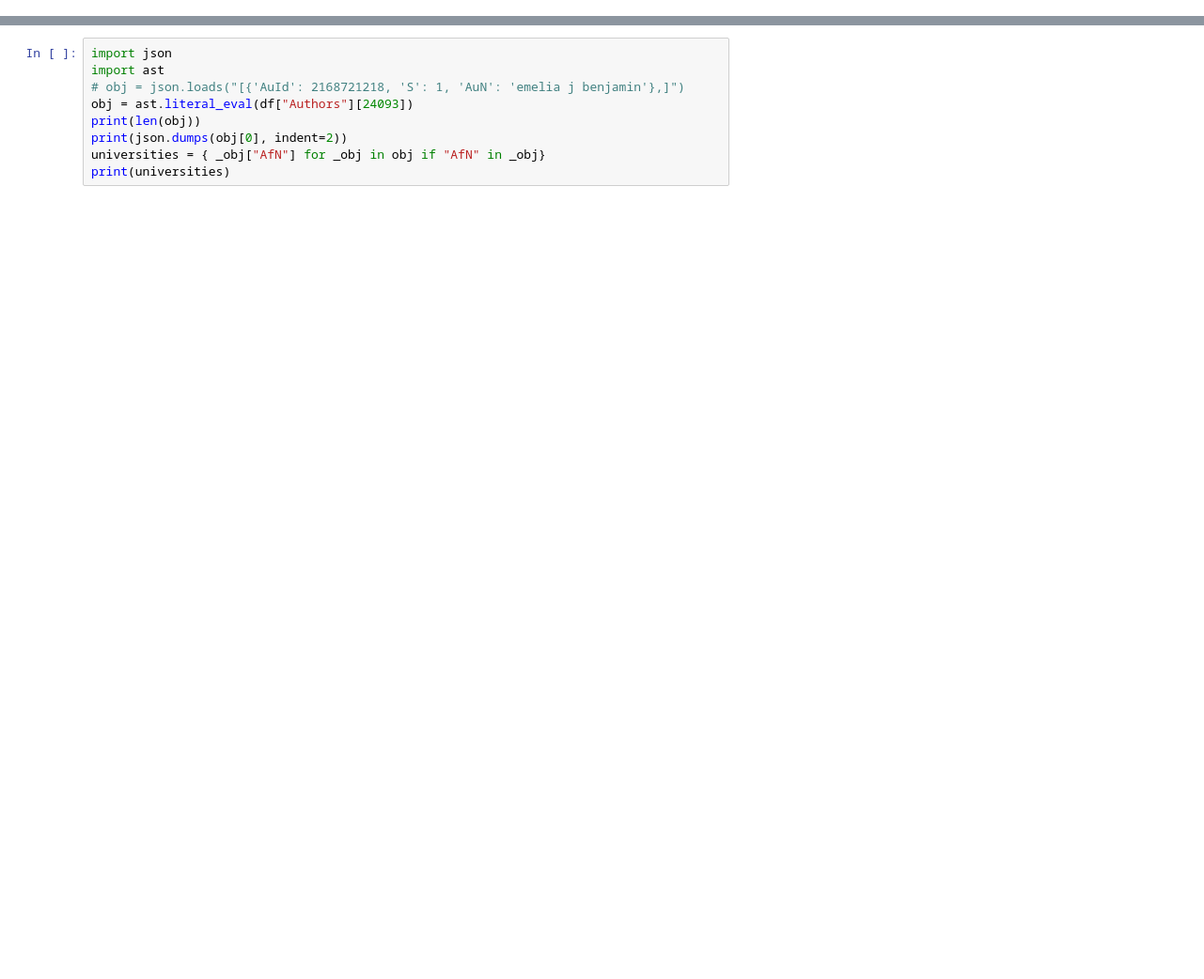
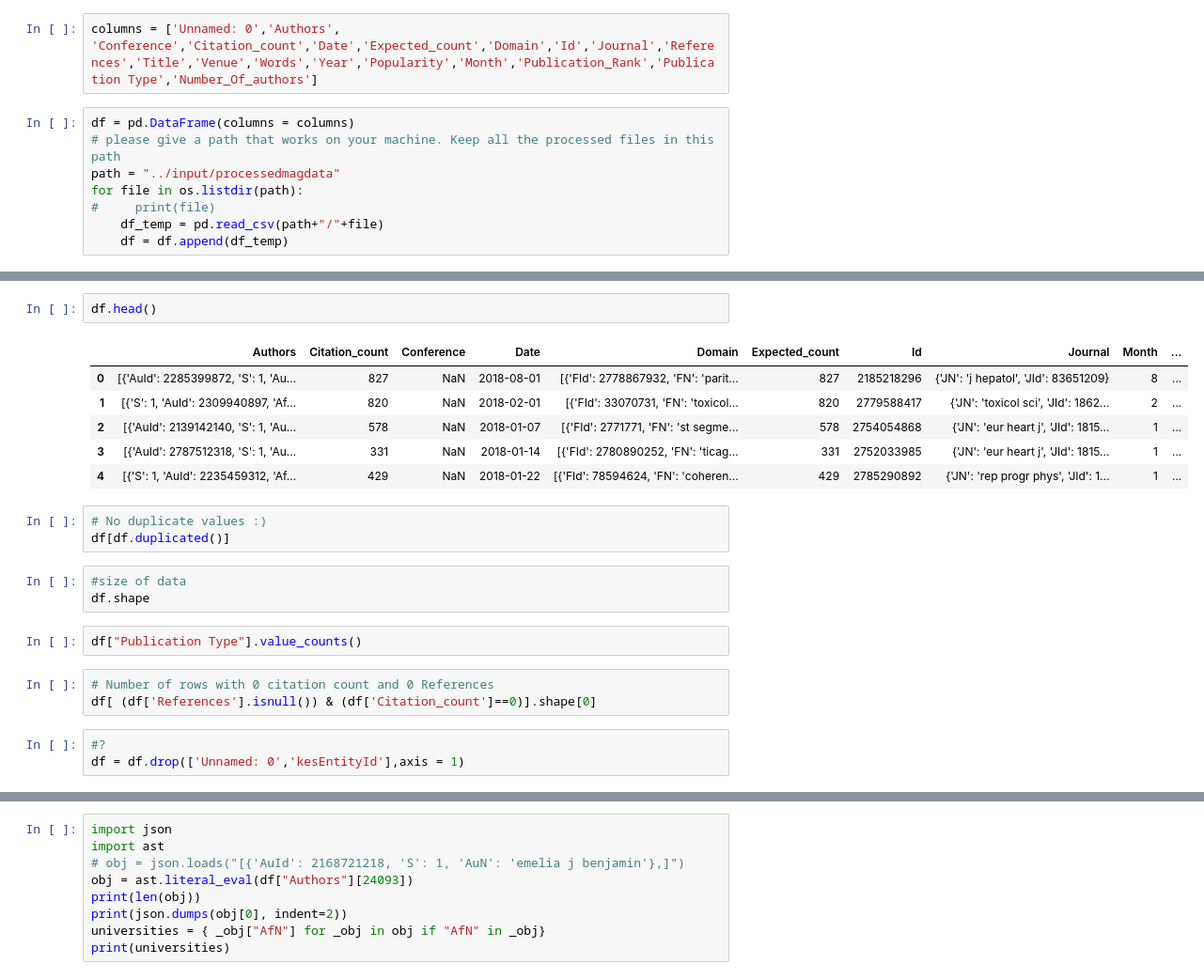
Before and after one commit to divvyam/APR, a Jupyter notebook: mag.ipynb, the cells around one changed output, grey strips where cells are left out. Shown at 94% size. Saved outputs shown, nothing was run; the diff lists cells and outputs as text; blank space fills up the shorter version.

```diff
--- a/mag.ipynb
+++ b/mag.ipynb
@@ -0,0 +176,10 @@
+# %%
+columns = ['Unnamed: 0','Authors', 'Conference','Citation_count','Date','Expected_count','Domain','Id','Journal','References','Title','Venue','Words','Year','Popularity','Month','Publication_Rank','Publication Type','Number_Of_authors']
+# %%
+df = pd.DataFrame(columns = columns)
+# please give a path that works on your machine. Keep all the processed files in this path
+path = "../input/processedmagdata"
+for file in os.listdir(path):
+#     print(file)
+    df_temp = pd.read_csv(path+"/"+file)
+    df = df.append(df_temp)
@@ -0,0 +220,23 @@
+# %%
+df.head()
+# %% [output]
+|  | Authors | Citation_count | Conference | Date | Domain | Expected_count | Id | Journal | Month | ... |
+| 0 | [{'AuId': 2285399872, 'S': 1, 'Au... | 827 | NaN | 2018-08-01 | [{'FId': 2778867932, 'FN': 'parit... | 827 | 2185218296 | {'JN': 'j hepatol', 'JId': 83651209} | 8 | ... |
+| 1 | [{'S': 1, 'AuId': 2309940897, 'Af... | 820 | NaN | 2018-02-01 | [{'FId': 33070731, 'FN': 'toxicol... | 820 | 2779588417 | {'JN': 'toxicol sci', 'JId': 1862... | 2 | ... |
+| 2 | [{'AuId': 2139142140, 'S': 1, 'Au... | 578 | NaN | 2018-01-07 | [{'FId': 2771771, 'FN': 'st segme... | 578 | 2754054868 | {'JN': 'eur heart j', 'JId': 1815... | 1 | ... |
+| 3 | [{'AuId': 2787512318, 'S': 1, 'Au... | 331 | NaN | 2018-01-14 | [{'FId': 2780890252, 'FN': 'ticag... | 331 | 2752033985 | {'JN': 'eur heart j', 'JId': 1815... | 1 | ... |
+| 4 | [{'S': 1, 'AuId': 2235459312, 'Af... | 429 | NaN | 2018-01-22 | [{'FId': 78594624, 'FN': 'coheren... | 429 | 2785290892 | {'JN': 'rep progr phys', 'JId': 1... | 1 | ... |
+# %%
+# No duplicate values :)
+df[df.duplicated()]
+# %%
+#size of data
+df.shape
+# %%
+df["Publication Type"].value_counts()
+# %%
+# Number of rows with 0 citation count and 0 References
+df[ (df['References'].isnull()) & (df['Citation_count']==0)].shape[0]
+# %%
+#?
+df = df.drop(['Unnamed: 0','kesEntityId'],axis = 1)
```
Also changed, not shown: parts of 61 cells of this notebook.
